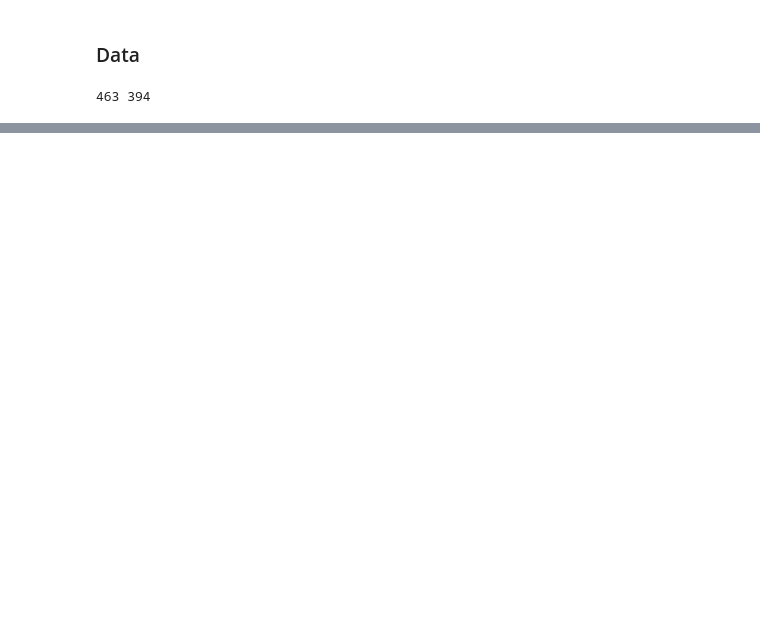
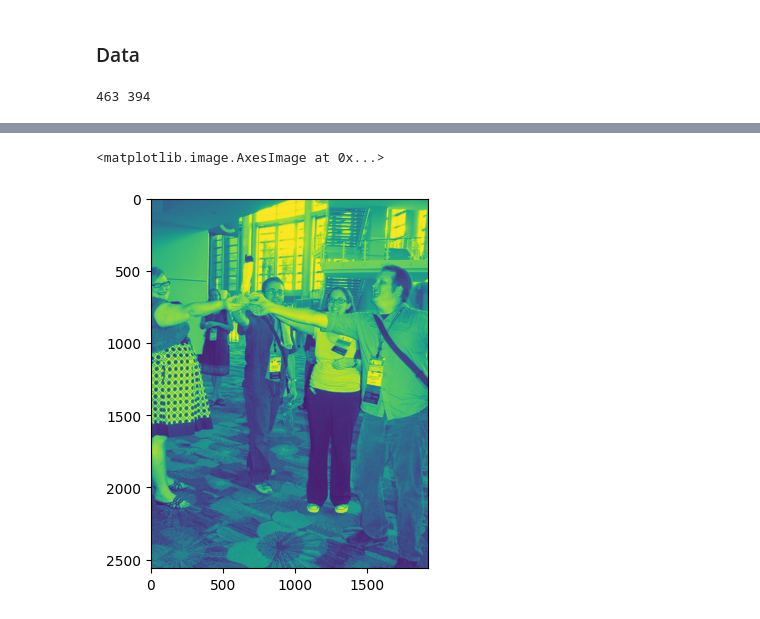
Before and after one commit to jzhe727/colorizer, a Jupyter notebook: data.ipynb, the cells around one changed output, grey strips where cells are left out. Drawn from its saved outputs; the diff is of its cells as text; code cells hidden in the pictures; blank space fills up the shorter version.

```diff
--- a/data.ipynb
+++ b/data.ipynb
@@ -111,0 +138,5 @@ train_dataloader = DataLoader(dataset, batch_size=64, shuffle=True)
+# %%
+plt.imshow(img1)
+# %% [output]
+<matplotlib.image.AxesImage at 0x...>
+[figure, added]
```
Also changed, not shown: parts of 10 cells of this notebook.
